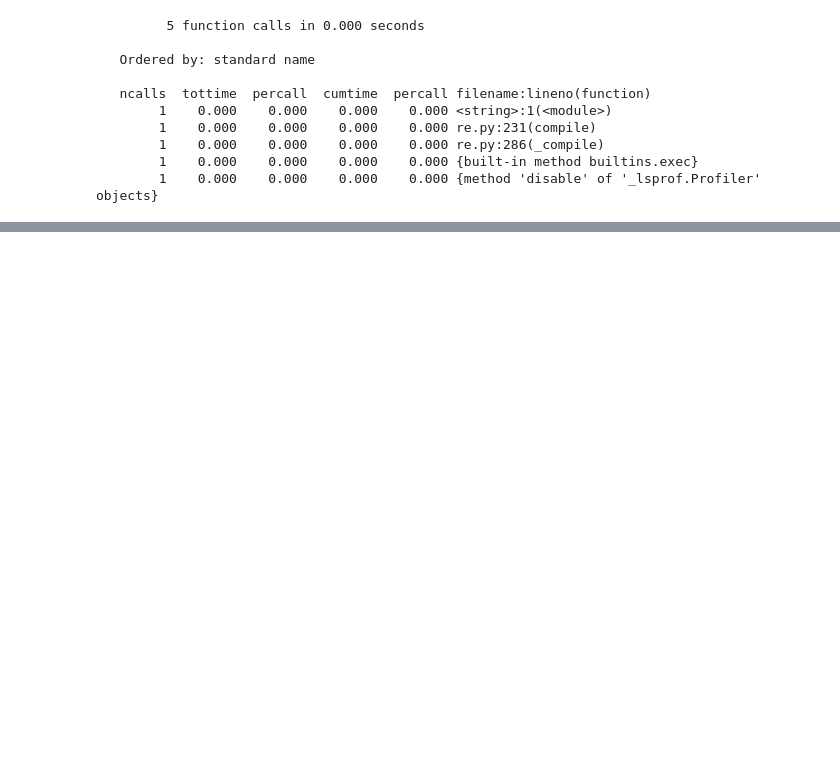
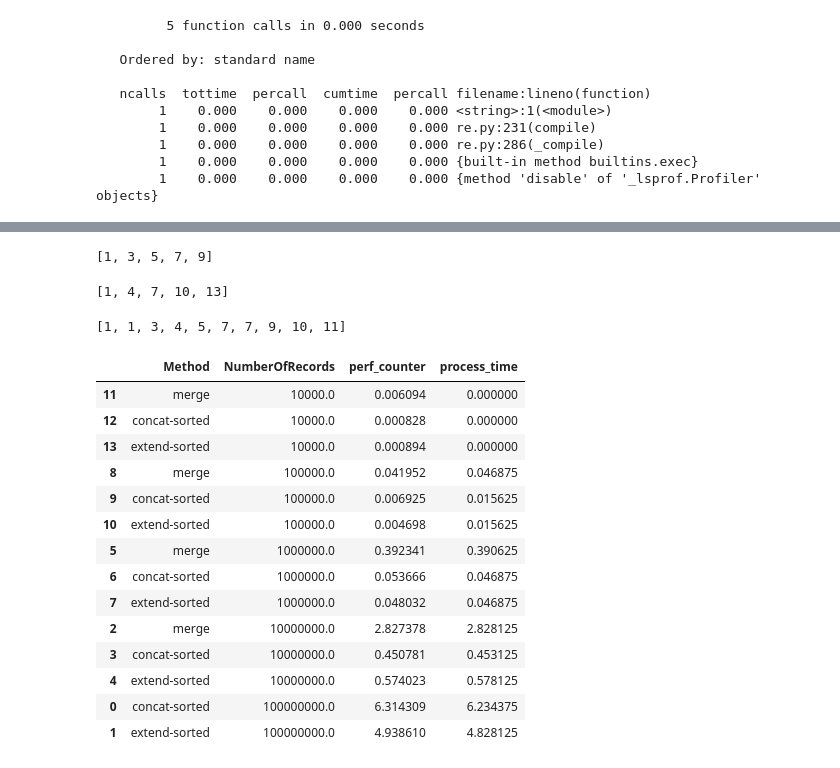
Before and after one commit to funnyasme/WIP_Learning, a Jupyter notebook: loveMyExamples.ipynb, the cells around one changed output, grey strips where cells are left out. Drawn from its saved outputs; the diff is of its cells as text; code cells hidden in the pictures; blank space fills up the shorter version.

```diff
--- a/loveMyExamples.ipynb
+++ b/loveMyExamples.ipynb
@@ -3755,0 +3697,22 @@ perf_counter: 0.00034873786160005693
+# %%
+# benchmarking 1
+import time
+
+n = 100000000
+
+list1 = [i for i in range(1, n, 2)]
+list2 = [i for i in range(1, n, 3)]
+list1[:5]
+list2[:5]
+
+ptime = time.process_time(); ctime = time.perf_counter()
+
+list1.extend(list2)
+x1 = sorted(list1)
+
+process_time = time.process_time() - ptime; perf_counter = time.perf_counter() - ctime
+
+x1[:10]
+
+newRow.insert(0, {'Method': 'extend-sorted', 'NumberOfRecords': n, 'process_time': process_time, 'perf_counter': perf_counter})
+pd.concat([pd.DataFrame(newRow), df], ignore_index=True).sort_values('NumberOfRecords')
@@ -3755,0 +3737,38 @@ perf_counter: 0.00034873786160005693
+# %%
+# benchmarking 2
+import time
+
+list1 = [i for i in range(1, n, 2)]
+list2 = [i for i in range(1, n, 3)]
+list1[:5]
+list2[:5]
+
+ptime = time.process_time(); ctime = time.perf_counter()
+
+x2 = sorted(list1 + list2)
+
+process_time = time.process_time() - ptime; perf_counter = time.perf_counter() - ctime
+
+x2[:10]
+
+newRow.insert(0, {'Method': 'concat-sorted', 'NumberOfRecords': n, 'process_time': process_time, 'perf_counter': perf_counter})
+pd.concat([pd.DataFrame(newRow), df], ignore_index=True).sort_values('NumberOfRecords')
+# %% [output]
+[1, 3, 5, 7, 9]
+[1, 4, 7, 10, 13]
+[1, 1, 3, 4, 5, 7, 7, 9, 10, 11]
+|  | Method | NumberOfRecords | perf_counter | process_time |
+| 11 | merge | 10000.0 | 0.006094 | 0.000000 |
+| 12 | concat-sorted | 10000.0 | 0.000828 | 0.000000 |
+| 13 | extend-sorted | 10000.0 | 0.000894 | 0.000000 |
+| 8 | merge | 100000.0 | 0.041952 | 0.046875 |
+| 9 | concat-sorted | 100000.0 | 0.006925 | 0.015625 |
+| 10 | extend-sorted | 100000.0 | 0.004698 | 0.015625 |
+| 5 | merge | 1000000.0 | 0.392341 | 0.390625 |
+| 6 | concat-sorted | 1000000.0 | 0.053666 | 0.046875 |
+| 7 | extend-sorted | 1000000.0 | 0.048032 | 0.046875 |
+| 2 | merge | 10000000.0 | 2.827378 | 2.828125 |
+| 3 | concat-sorted | 10000000.0 | 0.450781 | 0.453125 |
+| 4 | extend-sorted | 10000000.0 | 0.574023 | 0.578125 |
+| 0 | concat-sorted | 100000000.0 | 6.314309 | 6.234375 |
+| 1 | extend-sorted | 100000000.0 | 4.938610 | 4.828125 |
```
Also changed, not shown: parts of 18 cells of this notebook.
